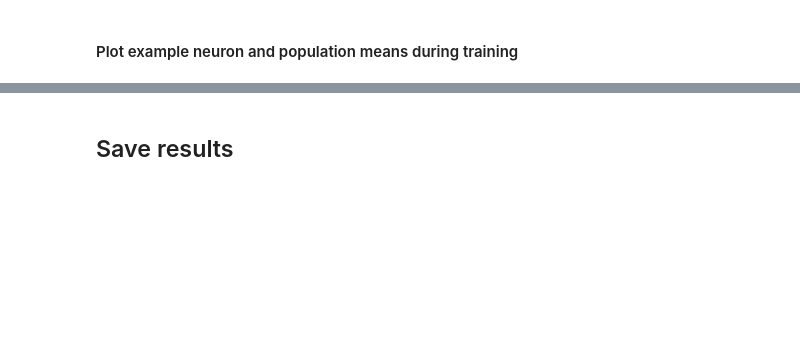
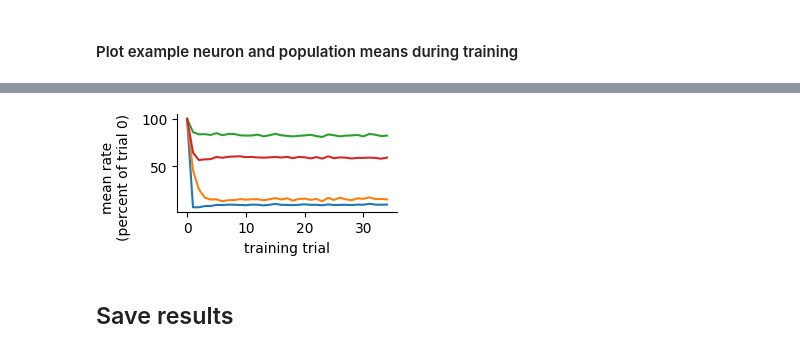
Before and after one commit to gongziyida/vocal-error-network, a Jupyter notebook: train_models.ipynb, the cells around one changed output, grey strips where cells are left out. Saved outputs shown, nothing was run; the diff lists cells and outputs as text; code cells hidden in the pictures; blank space fills up the shorter version.

```diff
--- a/train_models.ipynb
+++ b/train_models.ipynb
@@ -221,3 +203,13 @@ fig.savefig(os.path.join(IMG_DIR, 'mean_rate_evolve.svg'))
+# %%
+fig, ax = plt.subplots(1, figsize=(3, 1.5))
+for i, rE in enumerate((rE_FF, rE_HVC2E, rE_E2E, rE_E2I)):
+    avg = [rE[T_burn+j*T_rend:T_burn+(j+1)*T_rend-T_post].mean() for j in range(N_rend)]
+    ax.plot(np.array(avg) / avg[0] * 100, c='C%d' % i)
+ax.set(xlabel='training trial', ylabel=' \n ')
+fig.text(0.05, 0.55, 'mean rate\n(percent of trial 0)', rotation=90, ha='center', va='center')
+fig.savefig(os.path.join(IMG_DIR, 'mean_rate_evolve.svg'))
+# %% [output]
+[figure, added]
 # %% [markdown]
 ## Save results
 # %%
```
Also changed, not shown: parts of 6 cells of this notebook, 1 other file.
